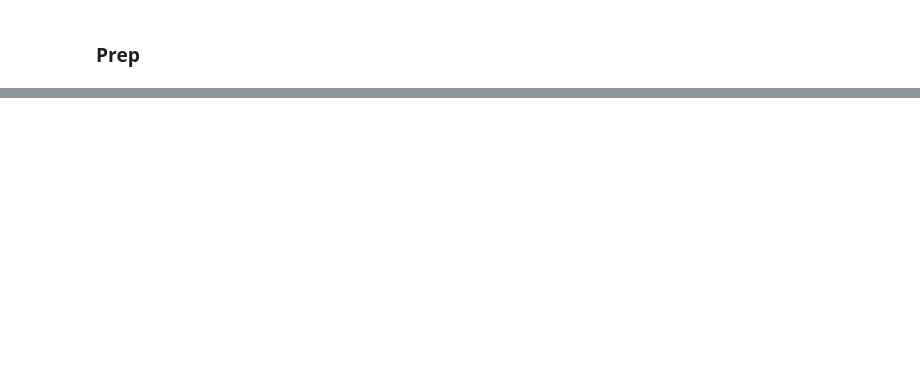
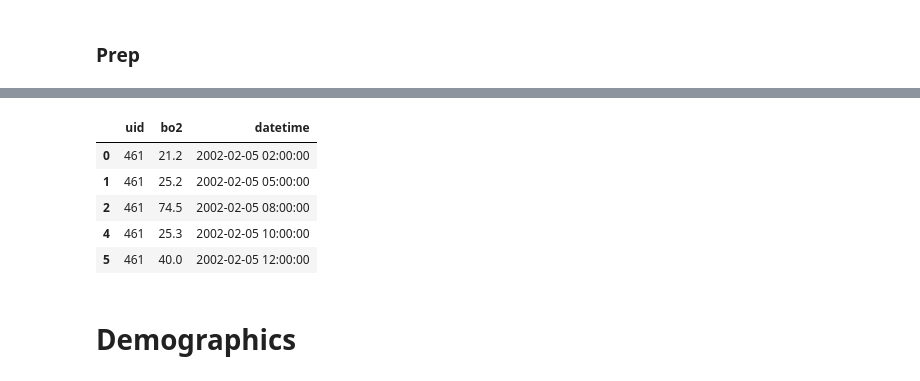
Before and after one commit to eric-czech/portfolio, a Jupyter notebook: demonstrative/python/notebooks/pbto2/0_data_loader.ipynb, the cells around one changed output, grey strips where cells are left out. Saved outputs shown, nothing was run; the diff lists cells and outputs as text; code cells hidden in the pictures; blank space fills up the shorter version.

```diff
--- a/demonstrative/python/notebooks/pbto2/0_data_loader.ipynb
+++ b/demonstrative/python/notebooks/pbto2/0_data_loader.ipynb
@@ -469,0 +314,6 @@ dtype: int64
+# %%
+x = dt.copy()
+for c in date_cols:
+    x[c] = x[c].apply(prep.convert_date)
+x[date_cols].info()
+#type_counts(dt['date/time'])
@@ -520,0 +345,17 @@ measures.head()
+# %%
+d_meas = dt.copy()
+d_meas = prep.prep_pupil_size(d_meas)
+d_meas = prep.prep_pupil_response(d_meas)
+for c in date_cols:
+    d_meas[c] = d_meas[c].apply(prep.convert_date)
+for c in float_cols:
+    d_meas[c] = d_meas[c].apply(prep.extract_first_float)
+d_meas = d_meas.rename(columns={'date/time': 'datetime'})
+
+# Take only one record pertaining to each timestamp and patient, preferring those with the most data present
+d_meas['num_na'] = d_meas.apply(pd.isnull).sum(axis=1)
+d_meas = d_meas.groupby(['uid', 'datetime'], group_keys=False)\
+    .apply(lambda x: x.sort('num_na').head(1))\
+    .drop(['num_na', 'date'], axis=1)
+
+d_meas.info()
@@ -520,0 +398,10 @@ measures.head()
+# %%
+d_bo2 = d['BO2&Injy time'].copy()
+d_bo2.columns = [prep.normalize_col(c) for c in d_bo2]
+d_bo2 = d_bo2.drop(['date'], axis=1)
+d_bo2['datetime'] = d_bo2['datetime'].apply(prep.convert_date)
+
+# Take record with max bo2 for each instance of patient and date + time
+d_bo2 = d_bo2.groupby(['uid', 'datetime'], group_keys=False).apply(lambda x: x.sort('bo2').tail(1))
+
+d_bo2.info()
@@ -520,0 +417,11 @@ measures.head()
+# %%
+d_bo2.head()
+# %% [output]
+|  | uid | bo2 | datetime |
+| 0 | 461 | 21.2 | 2002-02-05 02:00:00 |
+| 1 | 461 | 25.2 | 2002-02-05 05:00:00 |
+| 2 | 461 | 74.5 | 2002-02-05 08:00:00 |
+| 4 | 461 | 25.3 | 2002-02-05 10:00:00 |
+| 5 | 461 | 40.0 | 2002-02-05 12:00:00 |
+# %% [markdown]
+# Demographics
```
Also changed, not shown: parts of 72 cells of this notebook, 39 other files.
